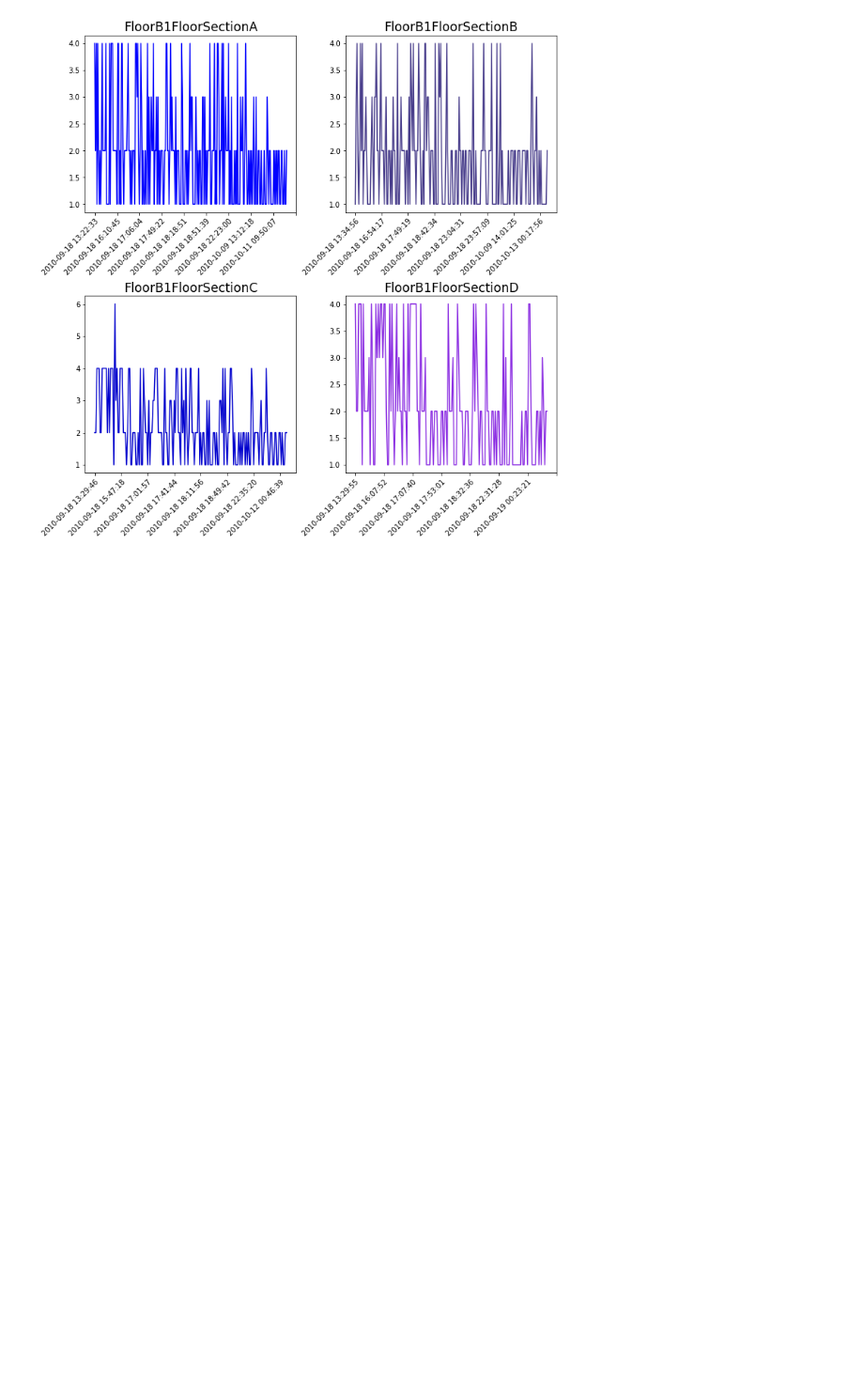
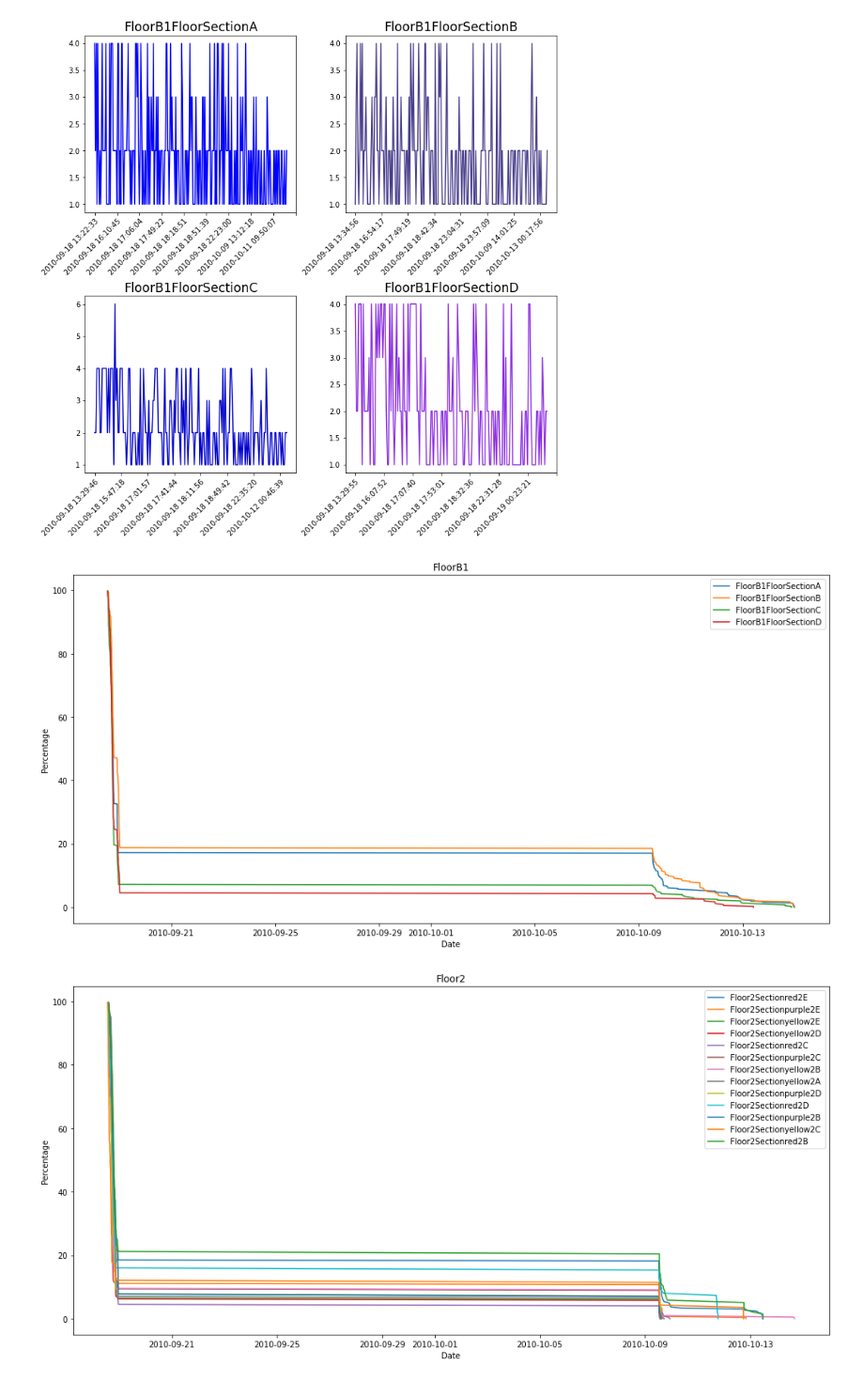
Before and after one commit to tengtengsnake/DS_info, a Jupyter notebook: tasks.ipynb, the cells around one changed output. Shown at 94% size. Drawn from its saved outputs; the diff is of its cells as text; code cells hidden in the pictures; blank space fills up the shorter version.

```diff
--- a/tasks.ipynb
+++ b/tasks.ipynb
@@ -188,3 +188,67 @@ plt.show()
 [figure]
 [figure]
 [figure]
+# %%
+import pandas as pd
+import numpy as np
+import matplotlib.pyplot as plt
+
+df=pd.read_csv('../input/snsd-tickets-analysis/girlgeneration(utf8)(1).csv')
+df.rename(columns={'T_STANDARD_TICKET_TYPE_NAME':'TICKET_TYPE','SEAT_REGION_NAME':'SEAT_TYPE'},inplace=True)
+
+# Data Processing - convert wrong date time format to the correct one
+# Replace "." with empty space in CREATE_DATE and copy data to MY_DATE
+df['MY_DATE'] = df.CREATE_DATE.str.replace('.', '', regex=False)
+# Apply datetime object with correct format to MY_DATE
+df['MY_DATE'] = pd.to_datetime(df['MY_DATE'].str.strip(), format='%Y/%m/%d %p %I:%M:%S')
+
+# Create new dataframe with data from MY DATE, SEAT TYPE, and TICKET TYPE
+dfQuest1 = df[['SEAT_TYPE', 'MY_DATE', 'TICKET_TYPE']].copy()
+
+# Get total number of ticket for each SEAT _TYPE
+count = dfQuest1.groupby('SEAT_TYPE').size()
+dfSeatTypeCount = count.to_frame(name='COUNTS').reset_index()
+dfSeatTypeCount = dfSeatTypeCount.sort_values(by='COUNTS', ascending=False)
+#print(dfSeatTypeCount)
+
+#Count number of ticket Left
+dfSeatTypeCountData = dfSeatTypeCount.copy()
+def countLeftTicket(seat_type):
+    # Reduce current counts column value based on selected row
+    dfSeatTypeCountData.loc[(dfSeatTypeCountData.SEAT_TYPE == seat_type), 'COUNTS'] -= 1
+    #Get current total number of the ticket Left for seat_type
+    value = dfSeatTypeCountData[dfSeatTypeCountData.SEAT_TYPE == seat_type].COUNTS.values[0]
+    return value
+
+# Sorting data to follow correct timeline by the MY DATE value
+dfQuest1.sort_values(by='MY_DATE', ascending=True, inplace=True)
+# Update COUNTS column to get Left ticket number value based on SEAT TYPE
+dfQuest1[ 'COUNTS'] = dfQuest1.apply(lambda row: countLeftTicket(row.SEAT_TYPE), axis=1)
+#print(dfQuest1.head())
+
+# Create new column to get percentage value of left ticket number based on the SEAT_TYPE
+dfQuest1['PERCENTAGE'] = dfQuest1.apply(
+    lambda row: 100*row.COUNTS/dfSeatTypeCount[dfSeatTypeCount.SEAT_TYPE == row.SEAT_TYPE].COUNTS.values[0], axis=1)
+#print(dfQuest1.head())
+
+def plotByFloor(floor_name):
+    plt.figure(figsize=(14,7))
+    for i in dfSeatTypeCount.SEAT_TYPE:
+        if i.__contains__(floor_name):
+            dfPlot = dfQuest1[dfQuest1['SEAT_TYPE'] == i].copy()
+            plt.plot(dfPlot['MY_DATE'], dfPlot['PERCENTAGE'], label=i)
+    plt.title(floor_name)
+    plt.xlabel('Date')
+    plt.ylabel('Percentage')
+
+    plt.legend()
+    # set spacing to subplots
+    plt.tight_layout()
+
+plotByFloor('FloorB1')
+plotByFloor('Floor2')
+plotByFloor('Floor3')
+plt.show()
+# %% [output]
+[figure, added]
+[figure, added]
```
Also changed, not shown: parts of 1 cell of this notebook.
